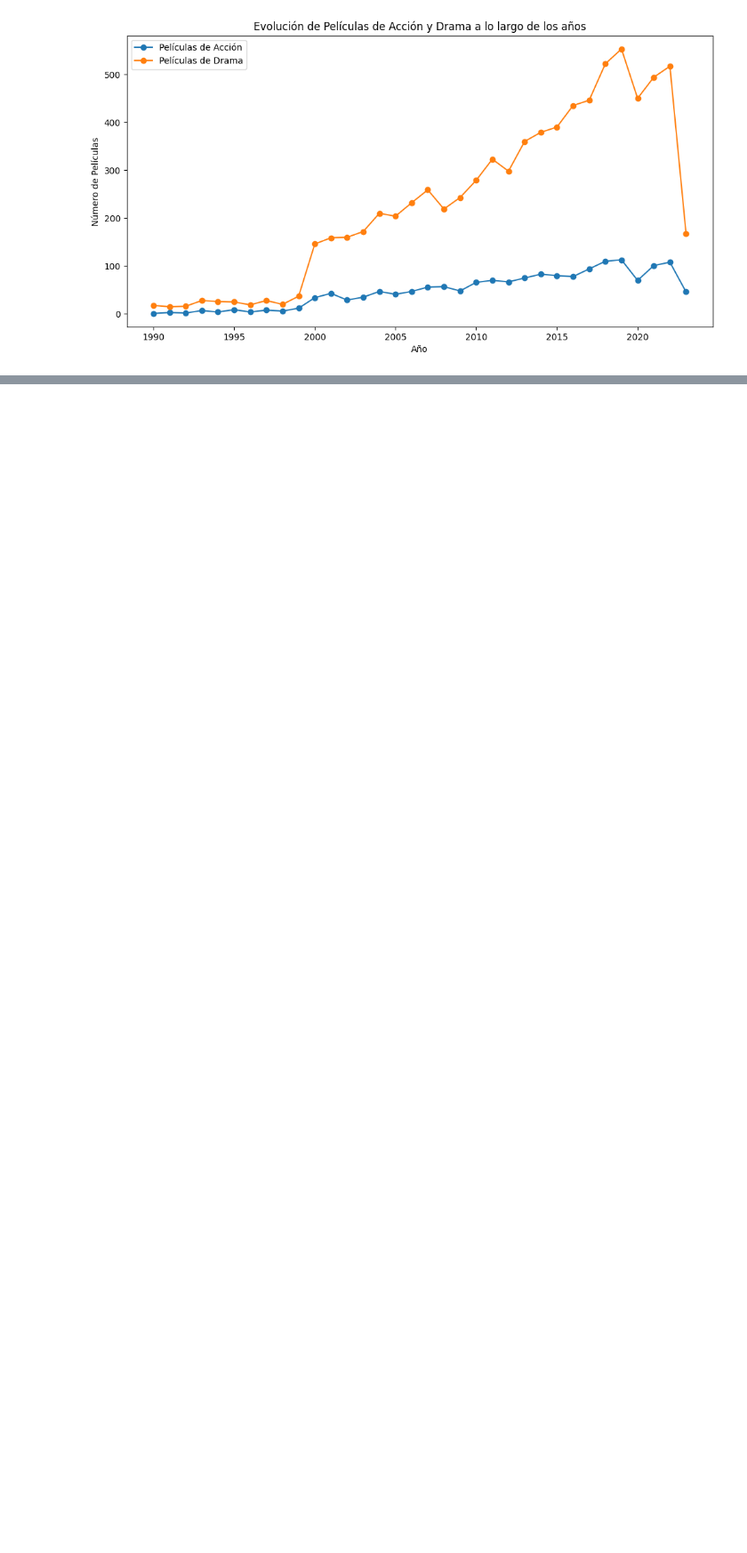
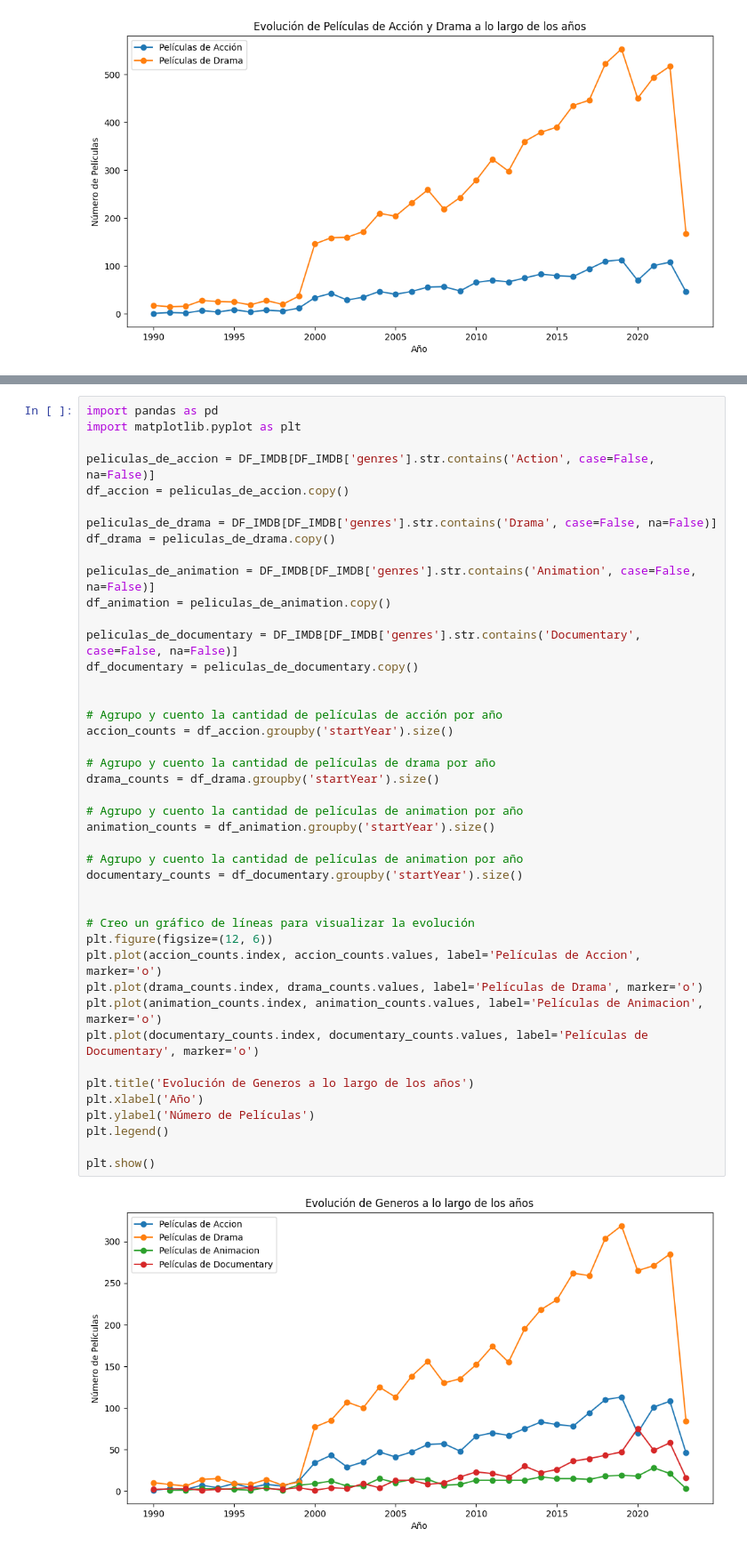
Before and after one commit to DanielaRandazo/coderhouse, a Jupyter notebook: ProyectoDS_ParteII_Randazo.ipynb, the cells around one changed output, grey strips where cells are left out. Shown at 89% size. Drawn from its saved outputs; the diff is of its cells as text; blank space fills up the shorter version.

```diff
--- a/ProyectoDS_ParteII_Randazo.ipynb
+++ b/ProyectoDS_ParteII_Randazo.ipynb
@@ -143 +114,46 @@ Algunas preguntas de interés para seguir analizando:
+# %%
+import pandas as pd
+import matplotlib.pyplot as plt
+
+peliculas_de_accion = DF_IMDB[DF_IMDB['genres'].str.contains('Action', case=False, na=False)]
+df_accion = peliculas_de_accion.copy()
+
+peliculas_de_drama = DF_IMDB[DF_IMDB['genres'].str.contains('Drama', case=False, na=False)]
+df_drama = peliculas_de_drama.copy()
+
+peliculas_de_animation = DF_IMDB[DF_IMDB['genres'].str.contains('Animation', case=False, na=False)]
+df_animation = peliculas_de_animation.copy()
+
+peliculas_de_documentary = DF_IMDB[DF_IMDB['genres'].str.contains('Documentary', case=False, na=False)]
+df_documentary = peliculas_de_documentary.copy()
+
+
+# Agrupo y cuento la cantidad de películas de acción por año
+accion_counts = df_accion.groupby('startYear').size()
+
+# Agrupo y cuento la cantidad de películas de drama por año
+drama_counts = df_drama.groupby('startYear').size()
+
+# Agrupo y cuento la cantidad de películas de animation por año
+animation_counts = df_animation.groupby('startYear').size()
+
+# Agrupo y cuento la cantidad de películas de animation por año
+documentary_counts = df_documentary.groupby('startYear').size()
+
+
+# Creo un gráfico de líneas para visualizar la evolución
+plt.figure(figsize=(12, 6))
+plt.plot(accion_counts.index, accion_counts.values, label='Películas de Accion', marker='o')
+plt.plot(drama_counts.index, drama_counts.values, label='Películas de Drama', marker='o')
+plt.plot(animation_counts.index, animation_counts.values, label='Películas de Animacion', marker='o')
+plt.plot(documentary_counts.index, documentary_counts.values, label='Películas de Documentary', marker='o')
+
+plt.title('Evolución de Generos a lo largo de los años')
+plt.xlabel('Año')
+plt.ylabel('Número de Películas')
+plt.legend()
+
+plt.show()
+# %% [output]
+[figure, added]
 # %% [markdown]
```
Also changed, not shown: parts of 19 cells of this notebook.
